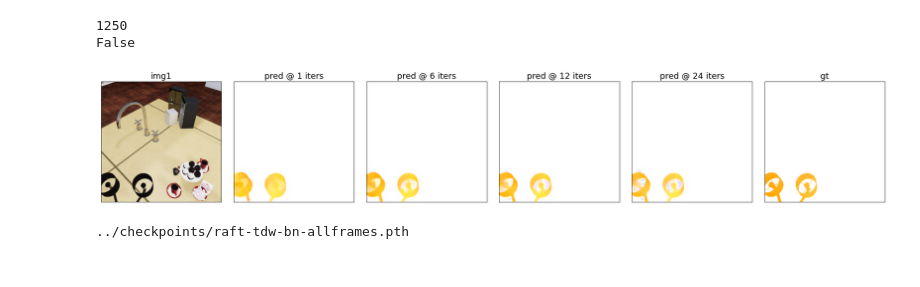
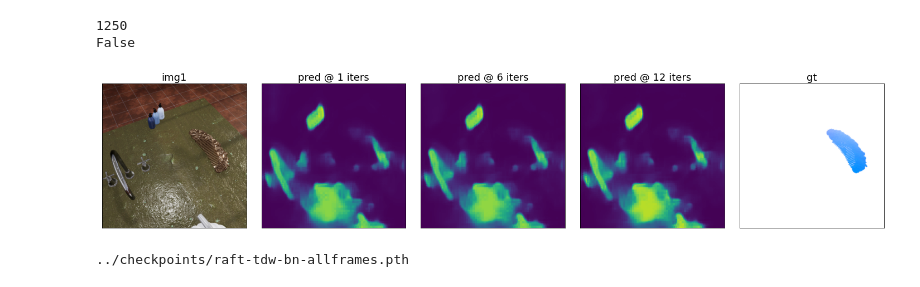
Before and after one commit to neuroailab/RAFT, a Jupyter notebook: notebooks/TDW_dataloading_020522.ipynb, the cells around one changed output. Saved outputs shown, nothing was run; the diff lists cells and outputs as text; code cells hidden in the pictures.

Commit message:
thingness model works more or less as intended

```diff
--- a/notebooks/TDW_dataloading_020522.ipynb
+++ b/notebooks/TDW_dataloading_020522.ipynb
@@ -59,10 +59,3 @@ Deprecated in NumPy 1.20; for more details and guidance: https://numpy.org/devdo
   np.bool: SlowAppendBoolArrayToTensorProto,
 # %% [markdown]
 ## Flows are coded as (x, y) where +y is upward in the image; value is in pixels
-# %%
-chairs_dataset = raft_datasets.FlyingChairs(
-    root='../datasets/FlyingChairs_release/data',
-    split='validation',
-    split_file='../chairs_split.txt')
-print(len(chairs_dataset))
-img1, img2, flow, valid = chairs_dataset[0]
@@ -71,6 +62,8 @@ img1, img2, flow, valid = chairs_dataset[0]
 # %%
 from bootraft import BootRaft
+from raft import ThingsClassifier
 args = set_args()
-net = torch.nn.DataParallel(RAFT(args))
+# net = torch.nn.DataParallel(RAFT(args))
 # net = torch.nn.DataParallel(BootRaft(args))
+net = torch.nn.DataParallel(ThingsClassifier(args))
 # %%
@@ -96,6 +74,7 @@ ls ../checkpoints/*fullplay*
 # %%
-load_path = '../checkpoints/175000_raft-tdw-bn-fullplay.pth'
+# load_path = '../checkpoints/175000_raft-tdw-bn-fullplay.pth'
 # load_path = '../models/raft-sintel.pth'
+load_path = '../checkpoints/5000_thingness-tdw-continue.pth'
 net.load_state_dict(torch.load(load_path), strict=False)
 # %% [output]
 <All keys matched successfully>
@@ -124,7 +103,7 @@ print(tdw_dataset.is_test)
 1250
 False
 # %%
-def viz_raft_prediction(model, dataset, ex=0, iters=[1,12,24]):
+def viz_raft_prediction(model, dataset, ex=0, iters=[1,12,24], thingness=False, thresh=None):
     dataset.is_test = False
     if ex is None:
         ex = np.random.randint(0, len(dataset))
@@ -134,7 +113,12 @@ def viz_raft_prediction(model, dataset, ex=0, iters=[1,12,24]):
         iters = [iters]
     for it in iters:
         _, pred = model(img1[None].cuda(), img2[None].cuda(), iters=it, test_mode=True)
-        pred = flow_viz.flow_to_image(tensor_to_arr(pred))
+        if thingness:
+            pred = torch.sigmoid(pred)[0,0].detach().cpu().numpy()
+            if thresh is not None:
+                pred = (pred > thresh)
+        else:
+            pred = flow_viz.flow_to_image(tensor_to_arr(pred))
         preds.append(pred)
     _flow_gt = flow_viz.flow_to_image(tensor_to_arr(gt))
 
@@ -153,9 +137,9 @@ def viz_raft_prediction(model, dataset, ex=0, iters=[1,12,24]):
     plt.tight_layout()
     plt.show()
 # %%
-viz_raft_prediction(net, tdw_dataset, ex=3, iters=[1,6,12,24])
+viz_raft_prediction(net, tdw_dataset, ex=1, iters=[1,6,12], thingness=True, thresh=None)
 # %% [output]
-[figure, old version]
+[figure, new version]
 # %%
 def normalize(img):
     return 2.0 * (img / 255.) - 1.0
```
Also changed, not shown: parts of 6 cells of this notebook, 8 other files.
